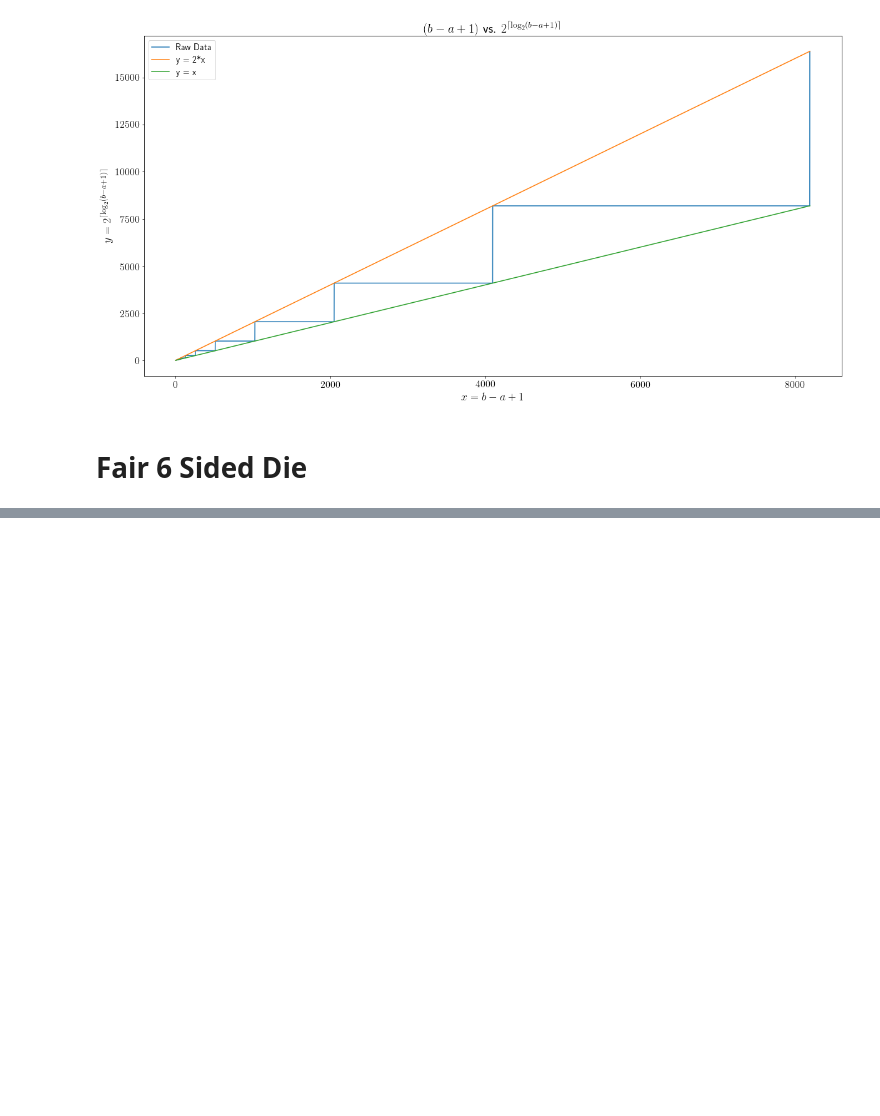
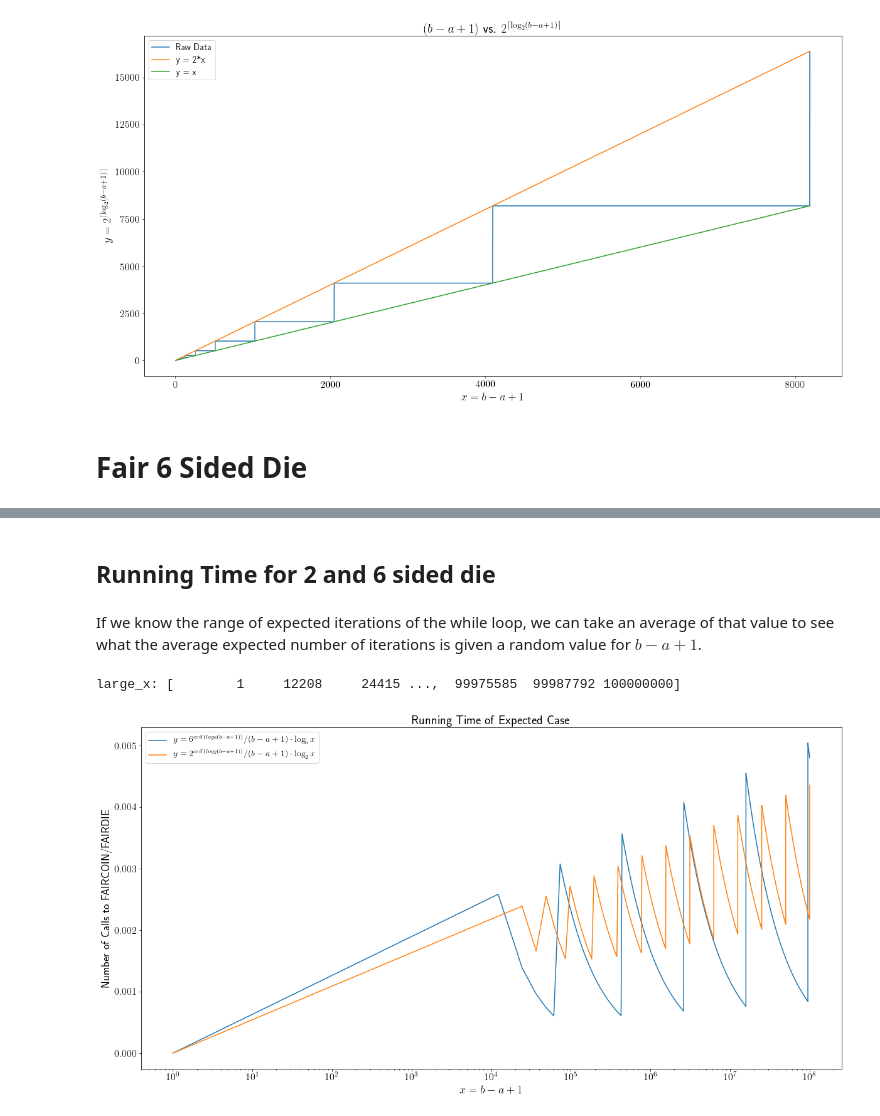
Before and after one commit to jonathan-shahen/public-jupyter-notebooks, a Jupyter notebook: 2017-09-ece-606-algorithms/ECE 606 Quiz 5.ipynb, the cells around one changed output, grey strips where cells are left out. Drawn from its saved outputs; the diff is of its cells as text; code cells hidden in the pictures; blank space fills up the shorter version.

```diff
--- a/2017-09-ece-606-algorithms/ECE 606 Quiz 5.ipynb
+++ b/2017-09-ece-606-algorithms/ECE 606 Quiz 5.ipynb
@@ -68,0 +84,19 @@ ceil(log_6(b-a+1)):                      [0 1 1 ..., 6 6 6]
+# %% [markdown]
+## Running Time for 2 and 6 sided die
+# %% [markdown]
+If we know the range of expected iterations of the while loop, we can take an average of that value to see what the average expected number of iterations is given a random value for $b - a +1$.
+# %%
+large_x = np.int_(np.linspace(1, 10**8, len(y2)))
+
+print('large_x:', large_x)
+
+plt.figure(figsize=(20,10)); plt.title(r'Running Time of Expected Case',fontsize=20)
+plt.xlabel('$x = b - a + 1$', fontsize=18);plt.ylabel(r'Number of Calls to FAIRCOIN/FAIRDIE', fontsize=18)
+plt.yticks(fontsize=16);plt.xticks(fontsize=16)
+plt.semilogx(large_x, y6/large_x * np.log(large_x)/np.log(6), basex=10, label=r'$y = 6^{ceil(log_6(b-a+1))} / (b-a+1) \cdot\log_6{x}$')
+plt.semilogx(large_x, y2/large_x * np.log(large_x)/np.log(2), basex=10, label=r'$y = 2^{ceil(log_2(b-a+1))} / (b-a+1) \cdot\log_2{x}$')
+plt.legend(fontsize=14)
+plt.show()
+# %% [output]
+large_x: [        1     12208     24415 ...,  99975585  99987792 100000000]
+[figure, added]
```
Also changed, not shown: parts of 4 cells of this notebook.
